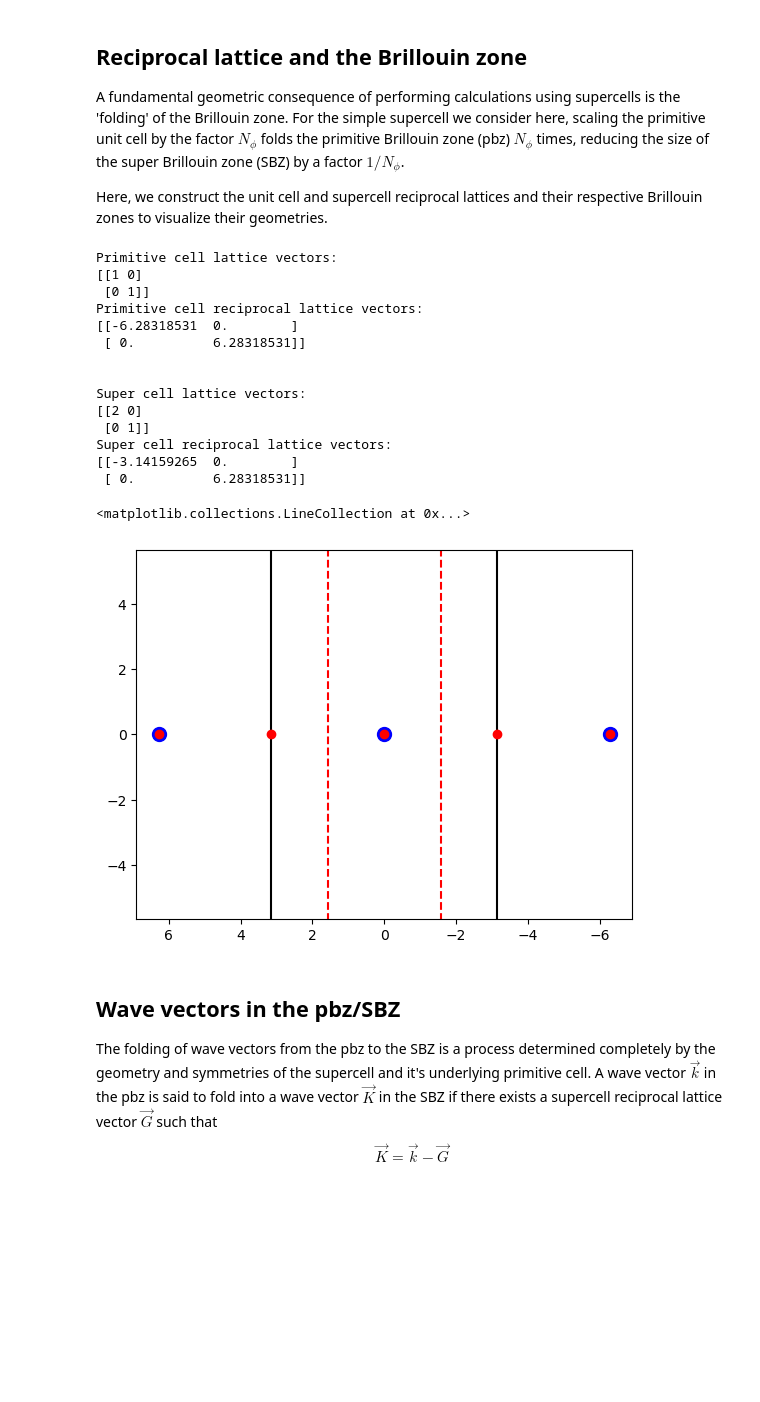
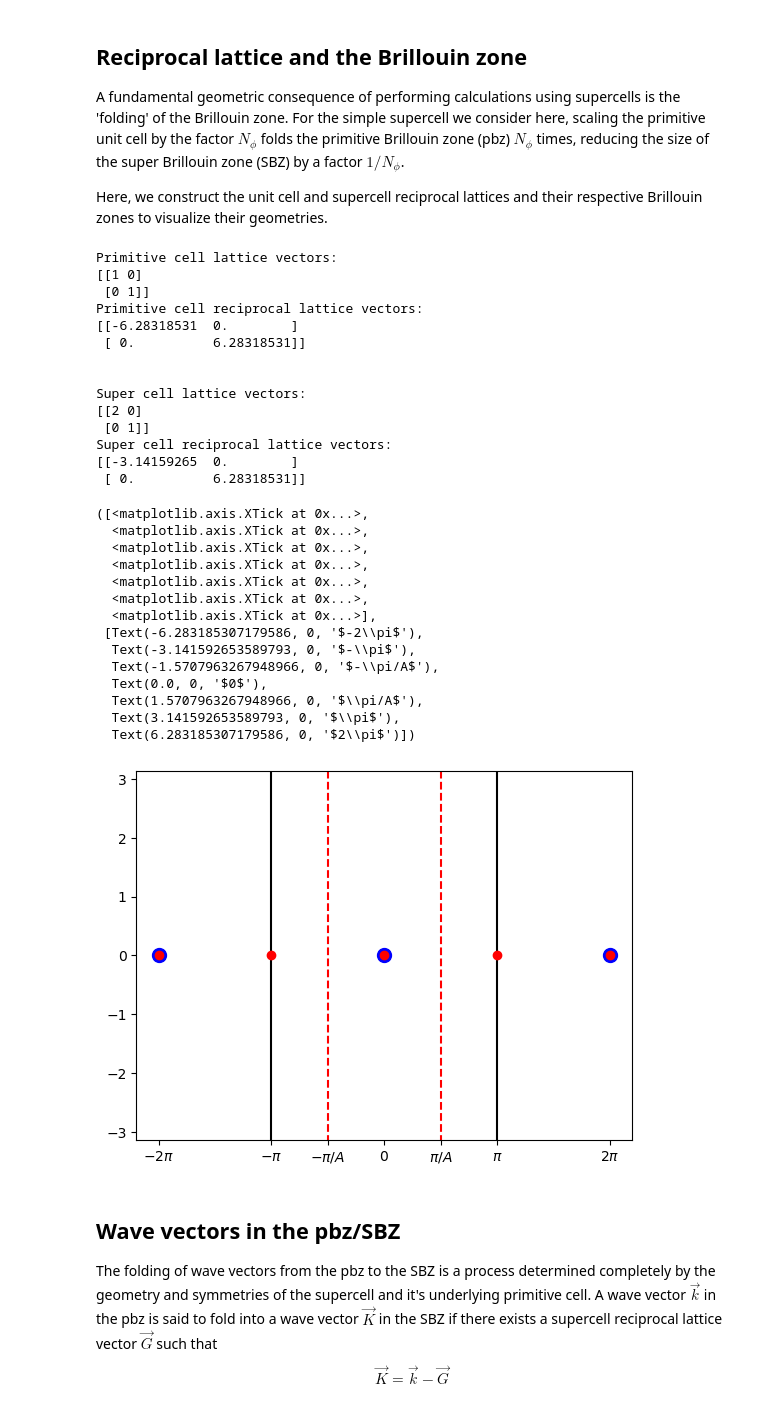
Before and after one commit to Jcrewse/helical-materials, a Jupyter notebook: kwant/ladder.ipynb, the cells around one changed output. Saved outputs shown, nothing was run; the diff lists cells and outputs as text; code cells hidden in the pictures; blank space fills up the shorter version.

```diff
--- a/kwant/ladder.ipynb
+++ b/kwant/ladder.ipynb
@@ -102,9 +122,6 @@ A fundamental geometric consequence of performing calculations using supercells
 
 Here, we construct the unit cell and supercell reciprocal lattices and their respective Brillouin zones to visualize their geometries.
 # %%
-import numpy as np
-import matplotlib.pyplot as plt
-
 def reciprocal_vecs(lattice_vectors):
     '''Returns the reciprocal lattice vectors for a set of real-space lattice vectors'''
     a1, a2 = lattice_vectors
@@ -133,37 +150,54 @@ print('\n')
 rec_lat_range = range(-25,25)
 g0 = 2*np.pi/a
 G0 = 2*np.pi/A
 g = np.array([2*n*np.pi/a for n in rec_lat_range])
 G = np.array([2*n*np.pi/A for n in rec_lat_range])
 
 # Plot reciprocal lattice
 plt.scatter(g, 50*[0], s=100, color = 'b')
 plt.scatter(G, 50*[0], color = 'r')
-plt.xlim(1.1*g0,-1.1*g0)
-plt.ylim(-0.9*g0,0.9*g0)
+plt.xlim(-1.1*g0,1.1*g0)
+plt.ylim(-0.5*g0,0.5*g0)
 
 # Plot Brillouin zones
 plt.vlines(g0/2, -10, 10, color = 'k', zorder = 0)
 plt.vlines(-g0/2, -10, 10, color = 'k', zorder = 0)
 plt.vlines(G0/2, -10, 10, color = 'r', ls='--')
 plt.vlines(-G0/2, -10, 10, color = 'r', ls='--')
+
+# Tick with multiples of pi for clarity
+plt.xticks([-2*np.pi, -np.pi, -np.pi/N_phi, 0, np.pi/N_phi, np.pi, 2*np.pi],
+           ['$-2\pi$', '$-\pi$', '$-\pi/A$', '$0$', '$\pi/A$','$\pi$', '$2\pi$'])
 # %% [output]
 Primitive cell lattice vectors:
 [[1 0]
  [0 1]]
 Primitive cell reciprocal lattice vectors:
 [[-6.28318531  0.        ]
  [ 0.          6.28318531]]
 
 
 Super cell lattice vectors:
 [[2 0]
  [0 1]]
 Super cell reciprocal lattice vectors:
 [[-3.14159265  0.        ]
  [ 0.          6.28318531]]
-<matplotlib.collections.LineCollection at 0x...>
+([<matplotlib.axis.XTick at 0x...>,
+  <matplotlib.axis.XTick at 0x...>,
+  <matplotlib.axis.XTick at 0x...>,
+  <matplotlib.axis.XTick at 0x...>,
+  <matplotlib.axis.XTick at 0x...>,
+  <matplotlib.axis.XTick at 0x...>,
+  <matplotlib.axis.XTick at 0x...>],
+ [Text(-6.283185307179586, 0, '$-2\\pi$'),
+  Text(-3.141592653589793, 0, '$-\\pi$'),
+  Text(-1.5707963267948966, 0, '$-\\pi/A$'),
+  Text(0.0, 0, '$0$'),
+  Text(1.5707963267948966, 0, '$\\pi/A$'),
+  Text(3.141592653589793, 0, '$\\pi$'),
+  Text(6.283185307179586, 0, '$2\\pi$')])
-[figure, old version]
+[figure, new version]
 # %% [markdown]
 ## Wave vectors in the pbz/SBZ
 The folding of wave vectors from the pbz to the SBZ is a process determined completely by the geometry and symmetries of the supercell and it's underlying primitive cell. A wave vector $\vec{k}$ in the pbz is said to fold into a wave vector $\vec{K}$ in the SBZ if there exists a supercell reciprocal lattice vector $\vec{G}$ such that
```
Also changed, not shown: parts of 19 cells of this notebook.
